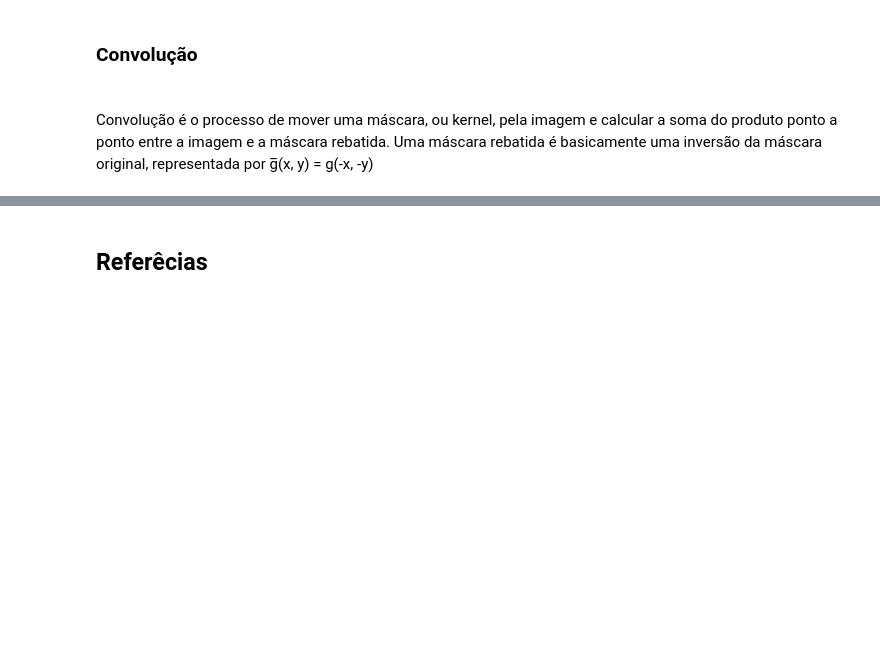
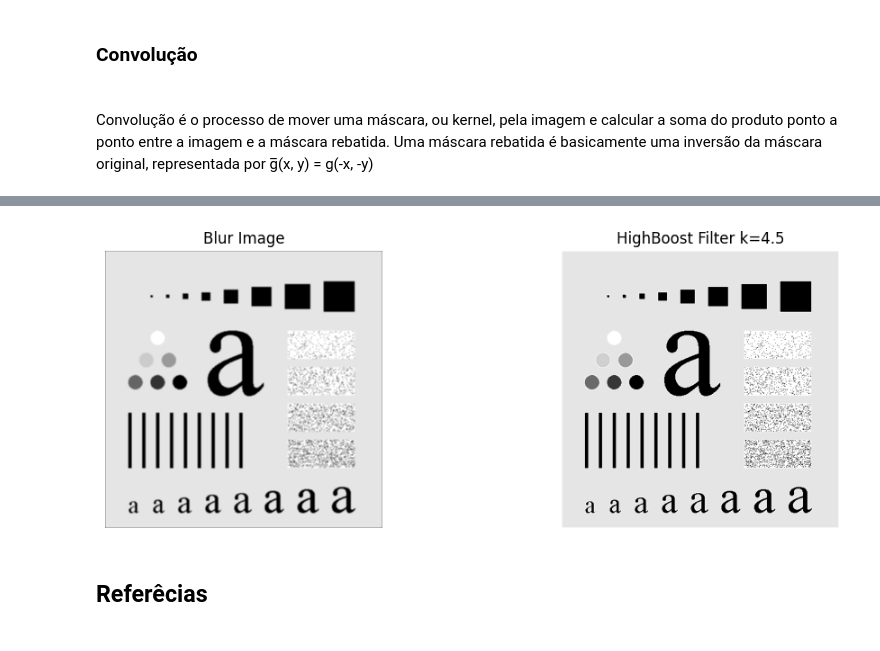
Before and after one commit to Vitor06/HighBoost-filtering, a Jupyter notebook: high_boost.ipynb, the cells around one changed output, grey strips where cells are left out. Cells and saved outputs as stored; diff of their text form; code cells hidden in the pictures; blank space fills up the shorter version.

Commit message:
add novas imagens add input user

```diff
--- a/high_boost.ipynb
+++ b/high_boost.ipynb
@@ -24,6 +24,3 @@ Convolução é o processo de mover uma máscara, ou kernel, pela imagem e calcu
 import numpy as np
 import  cv2
 import matplotlib.pyplot as plt
-# %%
-image  = cv2.imread("Fig_340.tif")
-image_blur = image.copy()
@@ -63,7 +58,7 @@ def convolution(mask, image):
     for i in range(mask.shape[0]):
         for j in range(mask.shape[1]):
             #translada a mascara
-            auxiliar_matrix = shift(i-((mask.shape[0]-1)//2),j-((mask.shape[0]-1)//2),image)#deslocamento
+            auxiliar_matrix = shift(i-((mask.shape[0]-1)//2),j-((mask.shape[1]-1)//2),image)#deslocamento
             #Multiplica pelos pesos
             auxiliar_matrix_multiply_by_weight =  mask[i][j]*auxiliar_matrix
             #Acumula
@@ -128,3 +109,22 @@ plt.imshow(image_result)
+# %%
+mask = np.array([[1,1,1],[1,1,1],[1,1,1]])
+#mask = np.array([[3,2,1],[3,2,1],[3,2,1]])
+# image = np.array([[1,2 ,3, 2, 8, 4],
+#                   [1, 2, 5, 1, 2, 3],
+#                   [2, 8, 4, 1, 2, 5],
+#                   [3, 2, 1, 5, 2, 1],
+#                   [4, 8, 2, 3, 2, 1],
+#                   [1, 2, 5, 2, 8, 4]])
+# print(image)
+# convolution(mask,image)
+#Mascara da media
+k  = 4.5
+input_user = str(input('Entre com o nome da imagem'))
+image  = cv2.imread(input_user)
+image_blur = image.copy()
+highBoost(image,image_blur,mask,k,input_user)
+# %% [output]
+[figure, added]
 # %% [markdown]
 <h2>Referêcias<h2>
 # %% [markdown]
```
Also changed, not shown: parts of 2 cells of this notebook, 17 other files.
